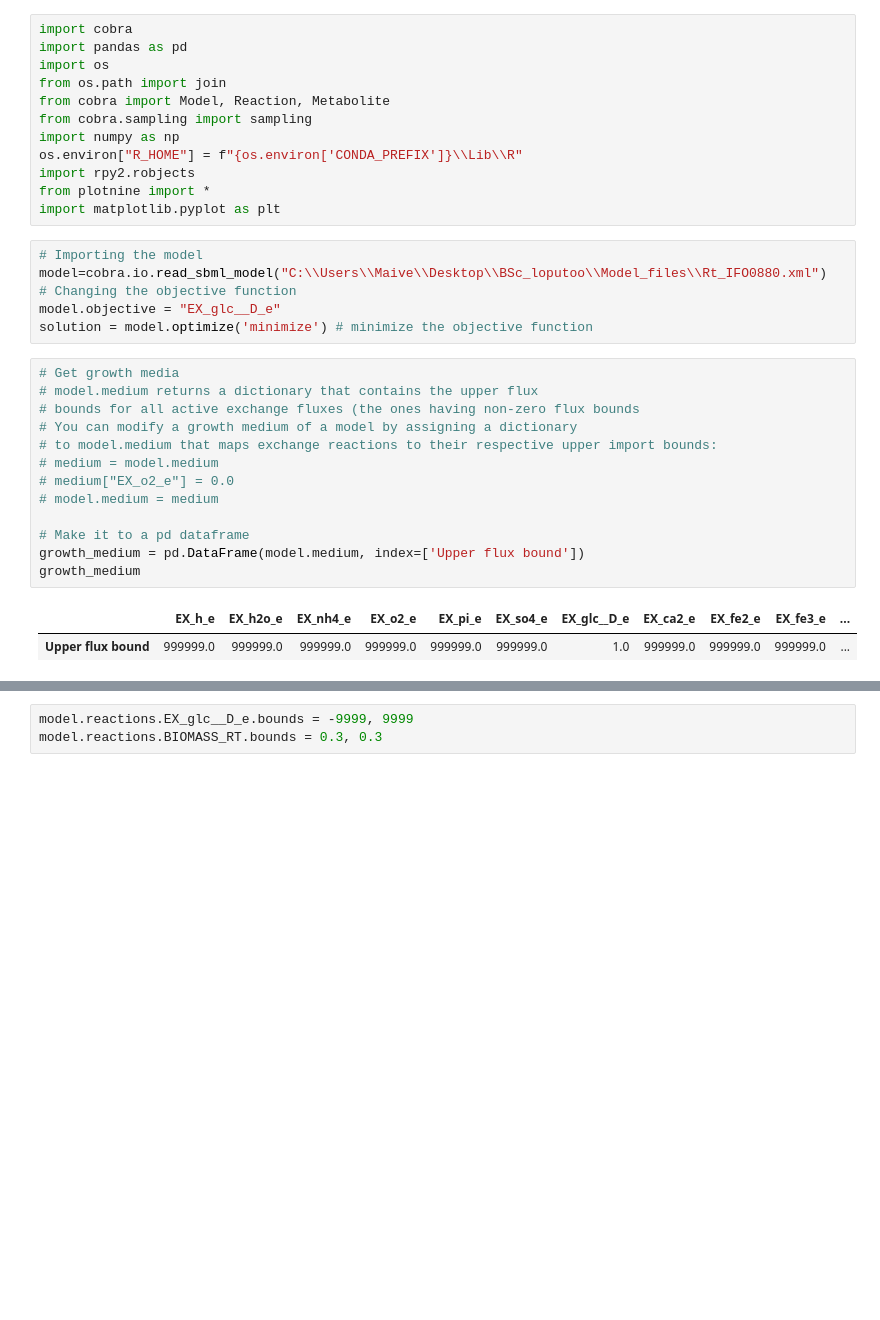
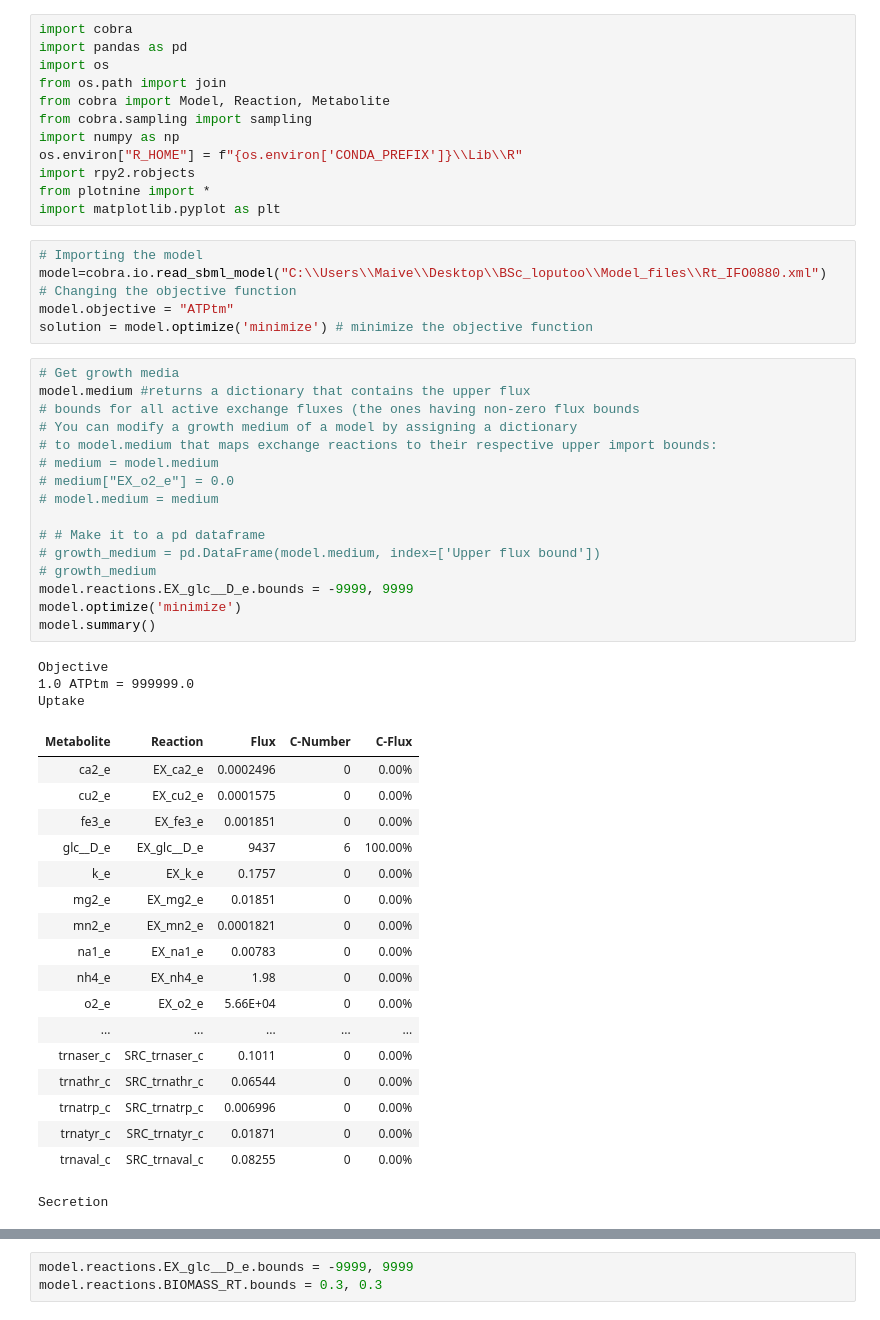
Before and after one commit to maivehanni/BSc_thesis, a Jupyter notebook: Python_scripts/FBA_exercises.ipynb, the cells around one changed output, grey strips where cells are left out. Saved outputs shown, nothing was run; the diff lists cells and outputs as text; blank space fills up the shorter version.

Commit message:
Made simulations on specific glucose uptakes

```diff
--- a/Python_scripts/FBA_exercises.ipynb
+++ b/Python_scripts/FBA_exercises.ipynb
@@ -20,21 +20,43 @@ import matplotlib.pyplot as plt
 # Importing the model
 model=cobra.io.read_sbml_model("C:\\Users\\Maive\\Desktop\\BSc_loputoo\\Model_files\\Rt_IFO0880.xml")
 # Changing the objective function
-model.objective = "EX_glc__D_e"
+model.objective = "ATPtm"
 solution = model.optimize('minimize') # minimize the objective function
 # %%
 # Get growth media
-# model.medium returns a dictionary that contains the upper flux
+model.medium #returns a dictionary that contains the upper flux
 # bounds for all active exchange fluxes (the ones having non-zero flux bounds
 # You can modify a growth medium of a model by assigning a dictionary
 # to model.medium that maps exchange reactions to their respective upper import bounds:
 # medium = model.medium
 # medium["EX_o2_e"] = 0.0
 # model.medium = medium
 
-# Make it to a pd dataframe
-growth_medium = pd.DataFrame(model.medium, index=['Upper flux bound'])
-growth_medium
+# # Make it to a pd dataframe
+# growth_medium = pd.DataFrame(model.medium, index=['Upper flux bound'])
+# growth_medium
+model.reactions.EX_glc__D_e.bounds = -9999, 9999
+model.optimize('minimize')
+model.summary()
 # %% [output]
+Objective
+1.0 ATPtm = 999999.0
+Uptake
-|  | EX_h_e | EX_h2o_e | EX_nh4_e | EX_o2_e | EX_pi_e | EX_so4_e | EX_glc__D_e | EX_ca2_e | EX_fe2_e | EX_fe3_e | ... |
-| Upper flux bound | 999999.0 | 999999.0 | 999999.0 | 999999.0 | 999999.0 | 999999.0 | 1.0 | 999999.0 | 999999.0 | 999999.0 | ... |
+| Metabolite | Reaction | Flux | C-Number | C-Flux |
+| ca2_e | EX_ca2_e | 0.0002496 | 0 | 0.00% |
+| cu2_e | EX_cu2_e | 0.0001575 | 0 | 0.00% |
+| fe3_e | EX_fe3_e | 0.001851 | 0 | 0.00% |
+| glc__D_e | EX_glc__D_e | 9437 | 6 | 100.00% |
+| k_e | EX_k_e | 0.1757 | 0 | 0.00% |
+| mg2_e | EX_mg2_e | 0.01851 | 0 | 0.00% |
+| mn2_e | EX_mn2_e | 0.0001821 | 0 | 0.00% |
+| na1_e | EX_na1_e | 0.00783 | 0 | 0.00% |
+| nh4_e | EX_nh4_e | 1.98 | 0 | 0.00% |
+| o2_e | EX_o2_e | 5.66E+04 | 0 | 0.00% |
+| ... | ... | ... | ... | ... |
+| trnaser_c | SRC_trnaser_c | 0.1011 | 0 | 0.00% |
+| trnathr_c | SRC_trnathr_c | 0.06544 | 0 | 0.00% |
+| trnatrp_c | SRC_trnatrp_c | 0.006996 | 0 | 0.00% |
+| trnatyr_c | SRC_trnatyr_c | 0.01871 | 0 | 0.00% |
+| trnaval_c | SRC_trnaval_c | 0.08255 | 0 | 0.00% |
+Secretion
```
Also changed, not shown: parts of 5 cells of this notebook, 34 other files.
